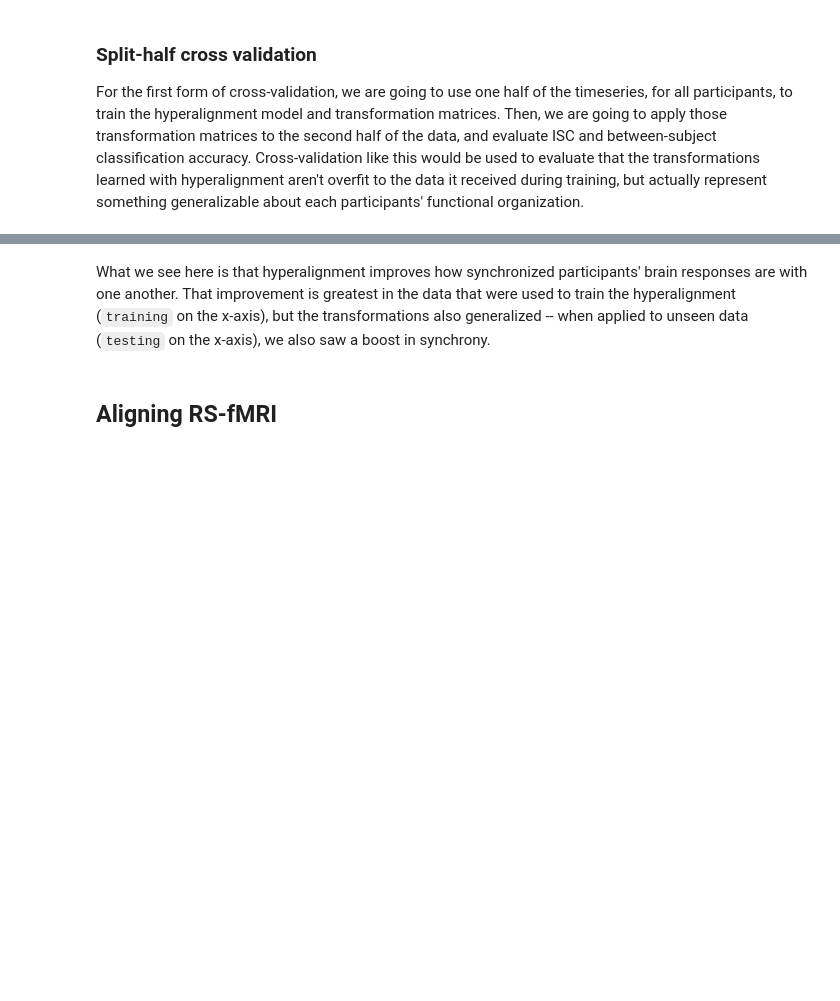
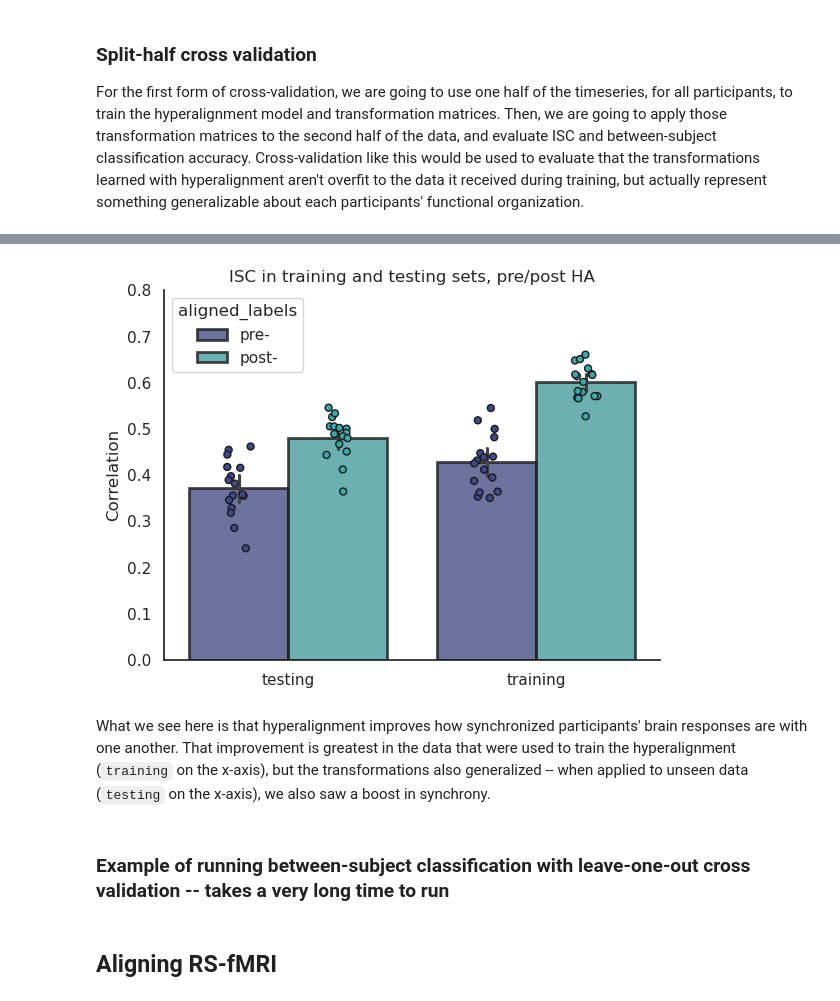
Before and after one commit to ericabusch/RepBiomrkr, a Jupyter notebook: functional_alignment_examples.ipynb, the cells around one changed output, grey strips where cells are left out. Drawn from its saved outputs; the diff is of its cells as text; code cells hidden in the pictures; blank space fills up the shorter version.

```diff
--- a/functional_alignment_examples.ipynb
+++ b/functional_alignment_examples.ipynb
@@ -123,16 +200,18 @@ isc_results['aligned_labels'] = ['pre-' if v == 0 else 'post-' for v in isc_resu
 # %%
 sns.set(context='notebook', style='white')
 g=sns.barplot(data=isc_results, x='training',
               y='scores', hue='aligned_labels',
               palette='mako',alpha=0.8,
               edgecolor='k', linewidth=2)
 g=sns.stripplot(data=isc_results, x='training', y='scores',
                 dodge=True, hue='aligned_labels',
                 legend=False, palette='mako', edgecolor='k',
                 linewidth=1, )
-g.set(xticklabels=['testing','training'], ylim=[0,0.8], xlabel='',
+g.set(xticks=[0,1],xticklabels=['testing','training'], ylim=[0,0.8], xlabel='',
       ylabel='Correlation', title='ISC in training and testing sets, pre/post HA')
 sns.despine()
+# %% [output]
+[figure, added]
 # %% [markdown]
 What we see here is that hyperalignment improves how synchronized participants' brain responses are with one another. That improvement is greatest in the data that were used to train the hyperalignment (`training` on the x-axis), but the transformations also generalized -- when applied to unseen data (`testing` on the x-axis), we also saw a boost in synchrony.
 # %%
@@ -156,6 +235,8 @@ def random_upsample_train_data(X_train, Y_train):
     X_train = X_train[train_indices]
     Y_train = Y_train[train_indices]
     return X_train, Y_train
+# %% [markdown]
+### Example of running between-subject classification with leave-one-out cross validation -- takes a very long time to run
 # %%
 df=pd.DataFrame(columns=['fold','aligned','accuracy'])
 label_subset = labels[n_trs//2:]
```
Also changed, not shown: parts of 23 cells of this notebook, 2 other files.
